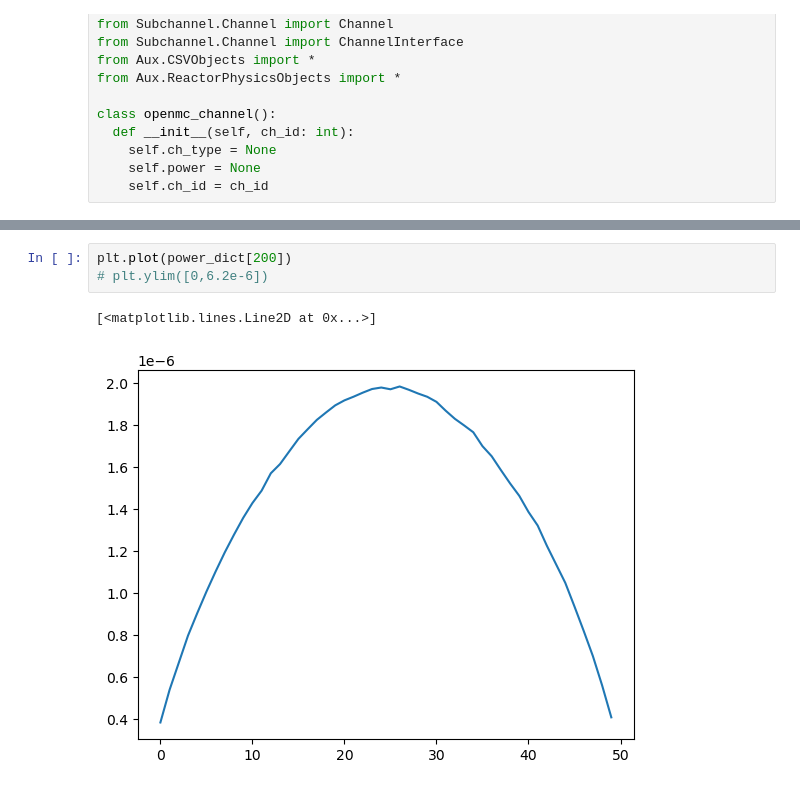
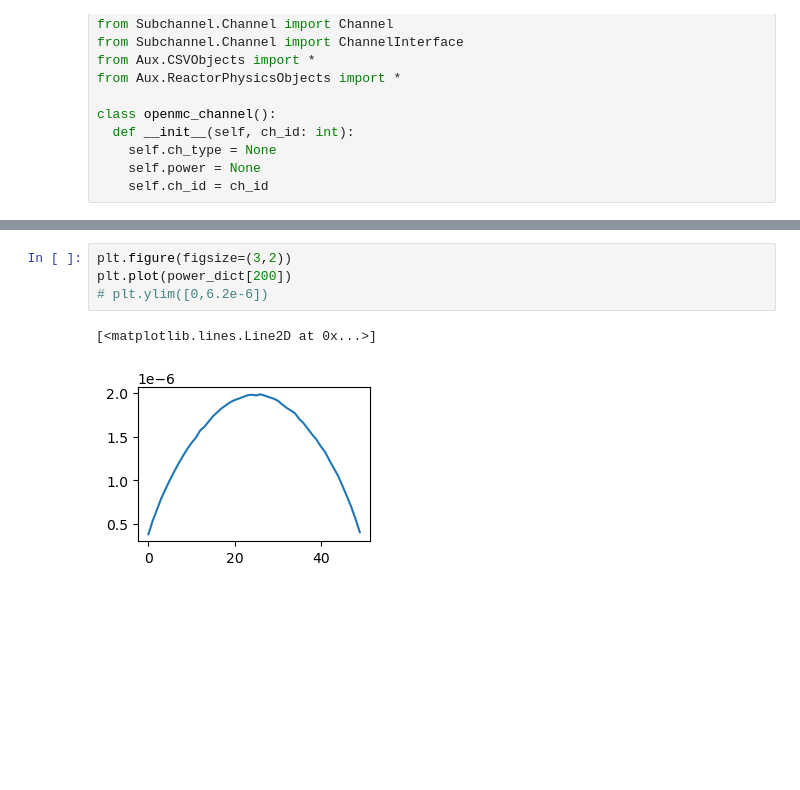
Before and after one commit to jfaulkner31/mothman, a Jupyter notebook: openmc_tallies.ipynb, the cells around one changed output, grey strips where cells are left out. Drawn from its saved outputs; the diff is of its cells as text; blank space fills up the shorter version.

```diff
--- a/openmc_tallies.ipynb
+++ b/openmc_tallies.ipynb
@@ -485,7 +535,8 @@ plt.pcolormesh(hor_arr)
 # %%
+plt.figure(figsize=(3,2))
 plt.plot(power_dict[200])
 # plt.ylim([0,6.2e-6])
 # %% [output]
 [<matplotlib.lines.Line2D at 0x...>]
-[figure, old version]
+[figure, new version]
 # %%
```
Also changed, not shown: parts of 8 cells of this notebook, 1 other file.
